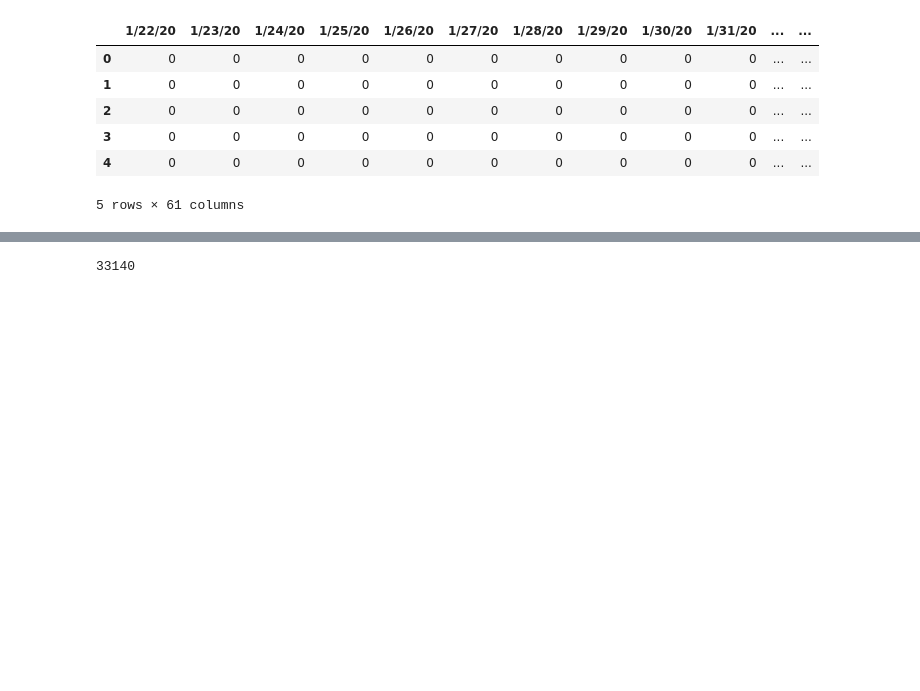
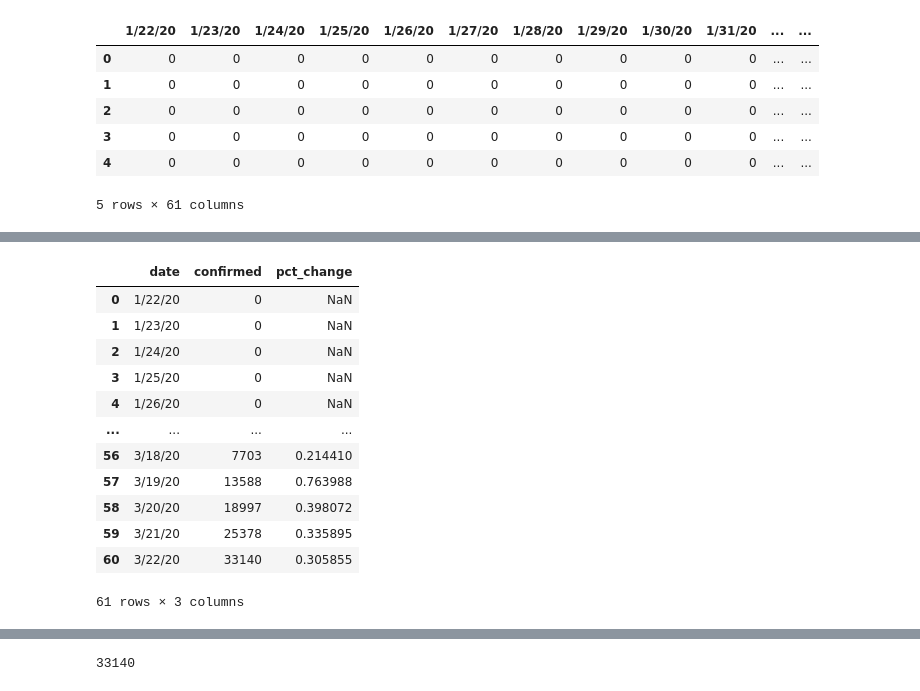
Before and after one commit to DutchDS/Final-Project, a Jupyter notebook: Leo's sandbox/Coronavirus using SVM and Linear Regression.ipynb, the cells around one changed output, grey strips where cells are left out. Cells and saved outputs as stored; diff of their text form; code cells hidden in the pictures; blank space fills up the shorter version.

```diff
--- a/Leo's sandbox/Coronavirus using SVM and Linear Regression.ipynb
+++ b/Leo's sandbox/Coronavirus using SVM and Linear Regression.ipynb
@@ -59,3 +59,6 @@ confirmed.head()
 | 3 | 0 | 0 | 0 | 0 | 0 | 0 | 0 | 0 | 0 | 0 | ... | ... |
 | 4 | 0 | 0 | 0 | 0 | 0 | 0 | 0 | 0 | 0 | 0 | ... | ... |
 5 rows × 61 columns
+# %%
+total=confirmed.sum(axis=0)
+total
@@ -61,0 +84,18 @@ confirmed.head()
+# %%
+total_df=total_df.rename(columns={"index":"date",0: "confirmed"})
+total_df["pct_change"]=change
+total_df
+# %% [output]
+|  | date | confirmed | pct_change |
+| 0 | 1/22/20 | 0 | NaN |
+| 1 | 1/23/20 | 0 | NaN |
+| 2 | 1/24/20 | 0 | NaN |
+| 3 | 1/25/20 | 0 | NaN |
+| 4 | 1/26/20 | 0 | NaN |
+| ... | ... | ... | ... |
+| 56 | 3/18/20 | 7703 | 0.214410 |
+| 57 | 3/19/20 | 13588 | 0.763988 |
+| 58 | 3/20/20 | 18997 | 0.398072 |
+| 59 | 3/21/20 | 25378 | 0.335895 |
+| 60 | 3/22/20 | 33140 | 0.305855 |
+61 rows × 3 columns
```
Also changed, not shown: parts of 16 cells of this notebook, 4 other files.
